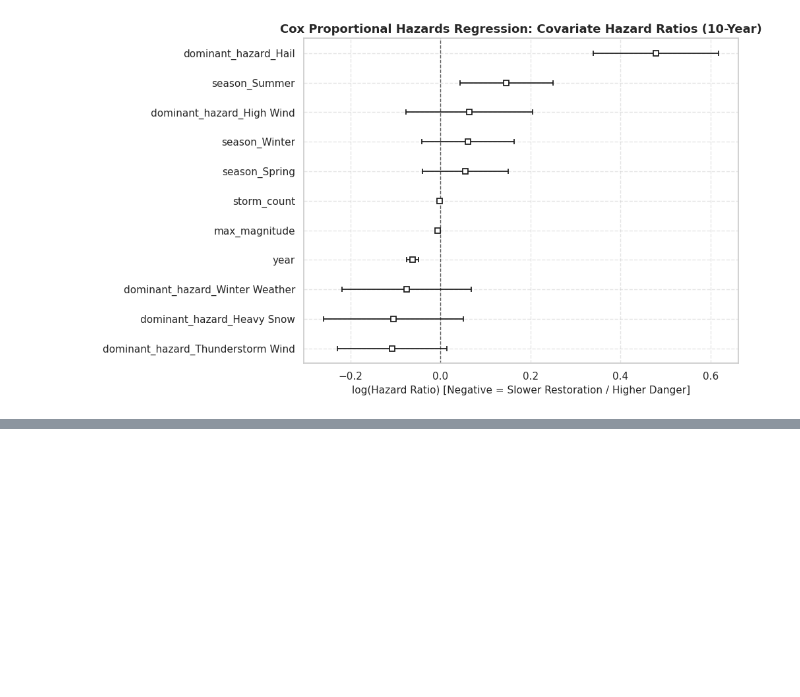
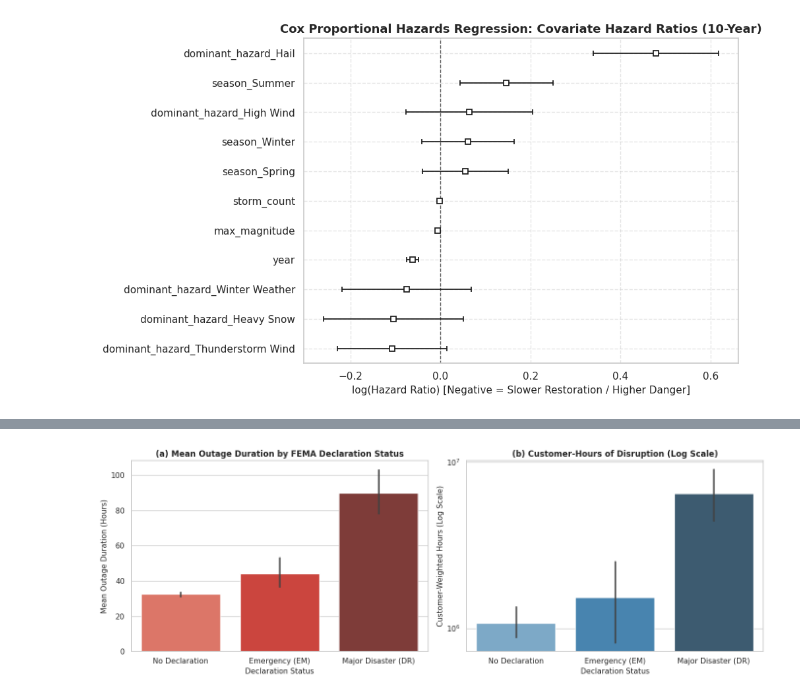
Before and after one commit to Trang19/6680, a Jupyter notebook: power_resilience_2014_2023.ipynb, the cells around one changed output, grey strips where cells are left out. Drawn from its saved outputs; the diff is of its cells as text; code cells hidden in the pictures; blank space fills up the shorter version.

```diff
--- a/power_resilience_2014_2023.ipynb
+++ b/power_resilience_2014_2023.ipynb
@@ -585,0 +588,80 @@ Cox Regression table successfully saved to: /content/final_deliverables/table_co
+# %%
+import requests
+import pandas as pd
+import numpy as np
+import matplotlib.pyplot as plt
+import seaborn as sns
+from scipy import stats
+fema_url = "https://www.fema.gov/api/open/v2/DisasterDeclarationsSummaries?$filter=fyDeclared ge 2014 and fyDeclared le 2023&$top=10000&$select=state,declarationDate,incidentBeginDate,declarationType,fyDeclared"
+print("Downloading disaster records from OpenFEMA...")
+response = requests.get(fema_url, timeout=30)
+if response.status_code == 200:
+    fema_raw = response.json().get('DisasterDeclarationsSummaries', [])
+    fema_df = pd.DataFrame(fema_raw)
+    print(f"Downloaded {len(fema_df):,} federal disaster declaration records.")
+    # 1. Parse dates and extract Year & Month
+    fema_df['date'] = pd.to_datetime(fema_df['incidentBeginDate'].fillna(fema_df['declarationDate']), errors='coerce')
+    fema_df['year'] = fema_df['date'].dt.year
+    fema_df['month_num'] = fema_df['date'].dt.month
+
+    # 2. Categorize disaster severity (DR = Major Disaster, EM = Emergency)
+    fema_monthly = fema_df.groupby(['state', 'year', 'month_num']).agg(
+        declaration_count=('declarationType', 'count'),
+        declaration_type=('declarationType', lambda x: 'Major Disaster (DR)' if 'DR' in x.values else 'Emergency (EM)')
+    ).reset_index()
+    # 3. Add 2-letter state abbreviations to analysis_df to join with FEMA
+    state_to_abbrev = {
+        "ALABAMA": "AL", "ALASKA": "AK", "ARIZONA": "AZ", "ARKANSAS": "AR", "CALIFORNIA": "CA",
+        "COLORADO": "CO", "CONNECTICUT": "CT", "DELAWARE": "DE", "FLORIDA": "FL", "GEORGIA": "GA",
+        "HAWAII": "HI", "IDAHO": "ID", "ILLINOIS": "IL", "INDIANA": "IN", "IOWA": "IA",
+        "KANSAS": "KS", "KENTUCKY": "KY", "LOUISIANA": "LA", "MAINE": "ME", "MARYLAND": "MD",
+        "MASSACHUSETTS": "MA", "MICHIGAN": "MI", "MINNESOTA": "MN", "MISSISSIPPI": "MS", "MISSOURI": "MO",
+        "MONTANA": "MT", "NEBRASKA": "NE", "NEVADA": "NV", "NEW HAMPSHIRE": "NH", "NEW JERSEY": "NJ",
+        "NEW MEXICO": "NM", "NEW YORK": "NY", "NORTH CAROLINA": "NC", "NORTH DAKOTA": "ND", "OHIO": "OH",
+        "OKLAHOMA": "OK", "OREGON": "OR", "PENNSYLVANIA": "PA", "RHODE ISLAND": "RI", "SOUTH CAROLINA": "SC",
+        "SOUTH DAKOTA": "SD", "TENNESSEE": "TN", "TEXAS": "TX", "UTAH": "UT", "VERMONT": "VT",
+        "VIRGINIA": "VA", "WASHINGTON": "WA", "WEST VIRGINIA": "WV", "WISCONSIN": "WI", "WYOMING": "WY"
+    }
+    analysis_df['state_code'] = analysis_df['state_clean'].map(state_to_abbrev)
+    # 4. Merge Outages with FEMA
+    fema_merged = pd.merge(
+        analysis_df,
+        fema_monthly,
+        left_on=['state_code', 'year', 'month_num'],
+        right_on=['state', 'year', 'month_num'],
+        how='left'
+    )
+    fema_merged['declaration_type'] = fema_merged['declaration_type'].fillna('No Declaration')
+    fema_merged['is_declared'] = fema_merged['declaration_type'] != 'No Declaration'
+    # 5. Summary Table: Declared vs Non-Declared Outage Severity
+    fema_summary = fema_merged.groupby('declaration_type').agg(
+        total_events=('max_outage_duration', 'count'),
+        mean_mttr_hrs=('max_outage_duration', 'mean'),
+        median_mttr_hrs=('max_outage_duration', 'median'),
+        mean_customer_hours=('customer_weighted_hours', 'mean')
+    ).reset_index()
+    print("\n--- Outage Severity: Declared Disasters vs Normal Months ---")
+    display(fema_summary)
+    # 6. Statistical T-Test
+    dec_dur = fema_merged[fema_merged['is_declared']]['max_outage_duration']
+    non_dec_dur = fema_merged[~fema_merged['is_declared']]['max_outage_duration']
+    t_stat, p_val = stats.ttest_ind(dec_dur, non_dec_dur, equal_var=False)
+    print(f"\nT-Test Result (FEMA Declared vs Non-Declared MTTR):")
+    print(f"  t-statistic = {t_stat:.3f}, p-value = {p_val:.4e}")
+    # 7. Plotting Comparison Figure
+    fig, axes = plt.subplots(1, 2, figsize=(14, 5))
+    order = ['No Declaration', 'Emergency (EM)', 'Major Disaster (DR)']
+    sns.barplot(data=fema_merged, x='declaration_type', y='max_outage_duration', order=order, palette='Reds_d', ax=axes[0])
+    axes[0].set_title("(a) Mean Outage Duration by FEMA Declaration Status", fontsize=12, fontweight='bold')
+    axes[0].set_xlabel("Declaration Status", fontsize=11)
+    axes[0].set_ylabel("Mean Outage Duration (Hours)", fontsize=11)
+    sns.barplot(data=fema_merged, x='declaration_type', y='customer_weighted_hours', order=order, palette='Blues_d', ax=axes[1])
+    axes[1].set_yscale('log')
+    axes[1].set_title("(b) Customer-Hours of Disruption (Log Scale)", fontsize=12, fontweight='bold')
+    axes[1].set_xlabel("Declaration Status", fontsize=11)
+    axes[1].set_ylabel("Customer-Weighted Hours (Log Scale)", fontsize=11)
+    plt.tight_layout()
+    plt.show()
+else:
+    print(f"Failed to connect to OpenFEMA API. HTTP Status: {response.status_code}")
+# %% [output]
@@ -585,0 +685 @@ Cox Regression table successfully saved to: /content/final_deliverables/table_co
+[figure, added]
```
Also changed, not shown: parts of 4 cells of this notebook.
